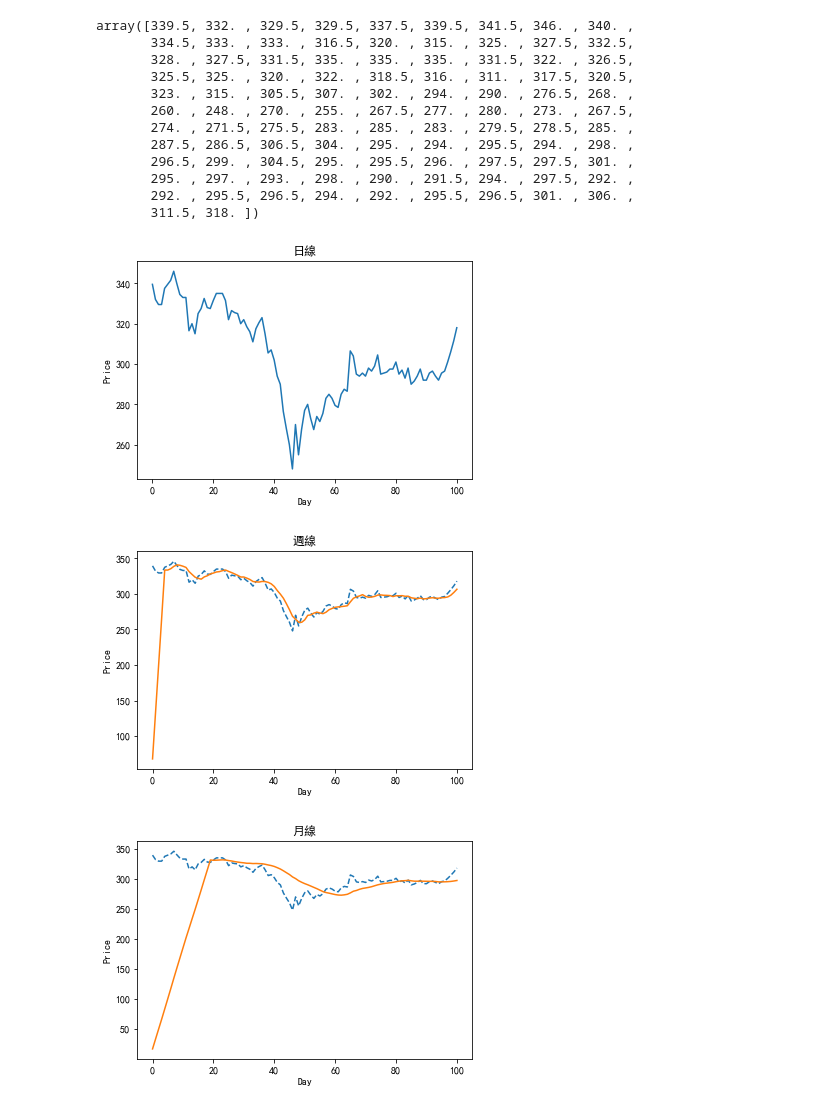
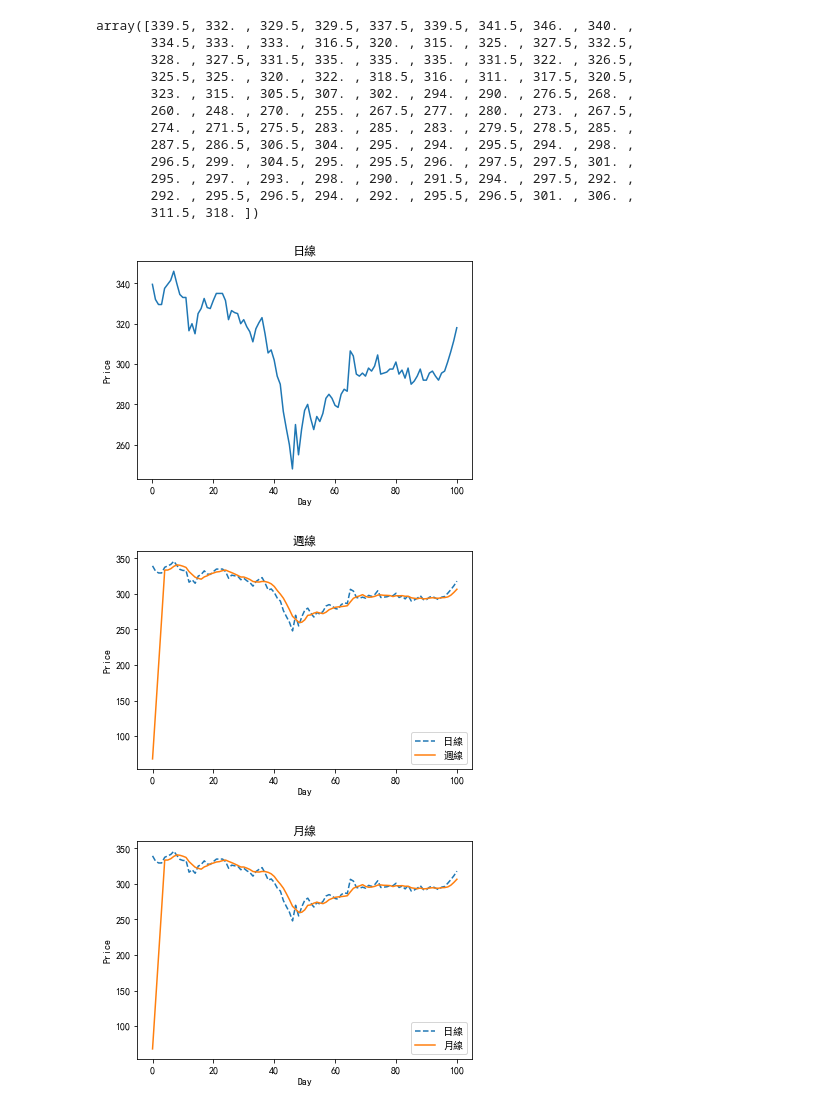
Before and after one commit to s65426425/FIR, a Jupyter notebook: stock.ipynb, the cells around one changed output. Cells and saved outputs as stored; diff of their text form; code cells hidden in the pictures.

```diff
--- a/stock.ipynb
+++ b/stock.ipynb
@@ -59,28 +59,31 @@ array([339.5, 332. , 329.5, 329.5, 337.5, 339.5, 341.5, 346. , 340. ,
 # %%
 plt.figure(1)                             # 繪圖
 plt.plot( day, x, '-', fillstyle = 'bottom' )
 plt.title('日線')
 plt.xlabel( 'Day' )
 plt.ylabel( 'Price' )
 
 
 plt.figure(2)
-plt.plot( day, x, '--', day, y1, '-' )
+plt.plot( day, x, '--', label = "日線" )
+plt.plot( day, y1, '-', label = "週線" )
 plt.title('週線')
 plt.xlabel( 'Day' )
 plt.ylabel( 'Price' )
-
+plt.legend(loc = "best")
 
 
 plt.figure(3)
-plt.plot( day, x, '--', day, y2, '-' )
+plt.plot( day, x, '--', label = "日線" )
+plt.plot( day, y1, '-', label = "月線" )
 plt.title('月線')
 plt.xlabel( 'Day' )
 plt.ylabel( 'Price' )
+plt.legend(loc = "best")
 
 
 plt.show()
 # %% [output]
 [figure]
-[figure, old version]
+[figure, new version]
-[figure, old version]
+[figure, new version]
```
Also changed, not shown: 2 other files.
